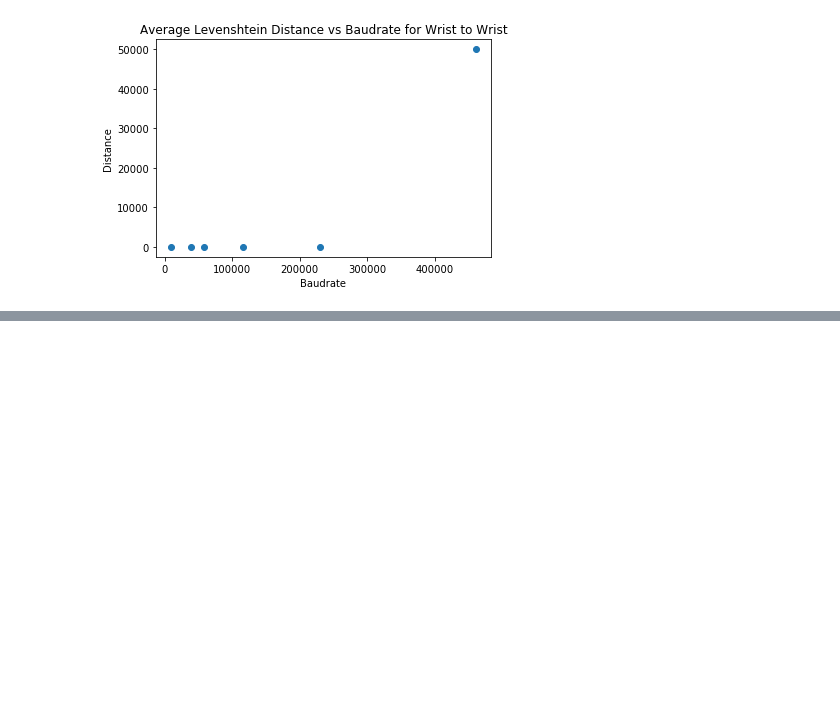
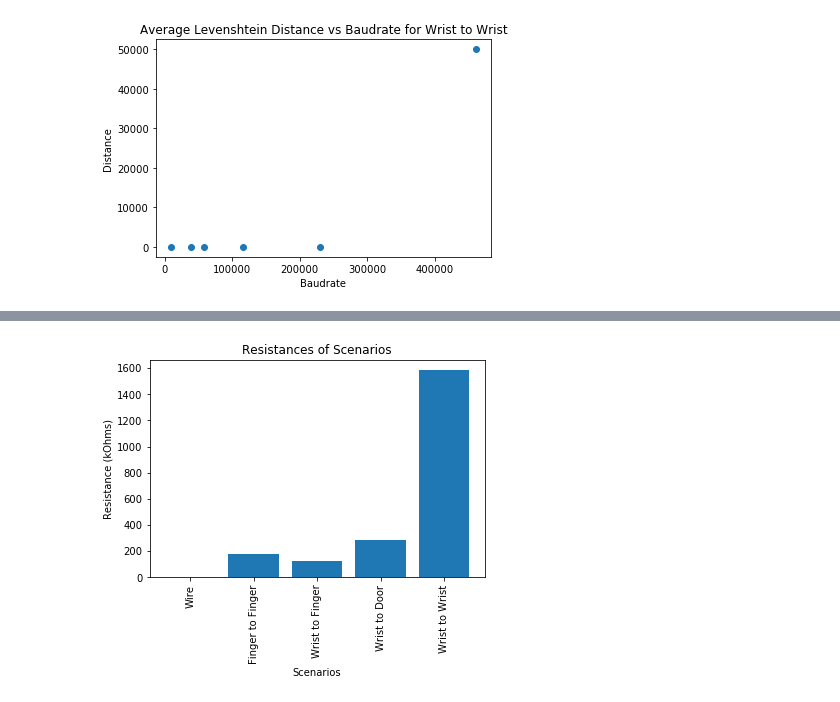
Before and after one commit to popov95s/HumanCable, a Jupyter notebook: Distance Graphs.ipynb, the cells around one changed output, grey strips where cells are left out. Drawn from its saved outputs; the diff is of its cells as text; code cells hidden in the pictures; blank space fills up the shorter version.

```diff
--- a/Distance Graphs.ipynb
+++ b/Distance Graphs.ipynb
@@ -117,0 +130,12 @@ plt.show()
+# %%
+labels = ['Wire', 'Finger to Finger', 'Wrist to Finger',  'Wrist to Door', 'Wrist to Wrist']
+x = [1,2,3,4,5]
+y = [0 ,175.5454545 ,126.7272727 ,284.4090909 ,1583.090909]
+plt.bar(x,y)
+plt.xticks(x, labels, rotation='vertical')
+plt.title('Resistances of Scenarios')
+plt.xlabel('Scenarios')
+plt.ylabel('Resistance (kOhms)')
+plt.show()
+# %% [output]
+[figure, added]
```
Also changed, not shown: parts of 2 cells of this notebook.
